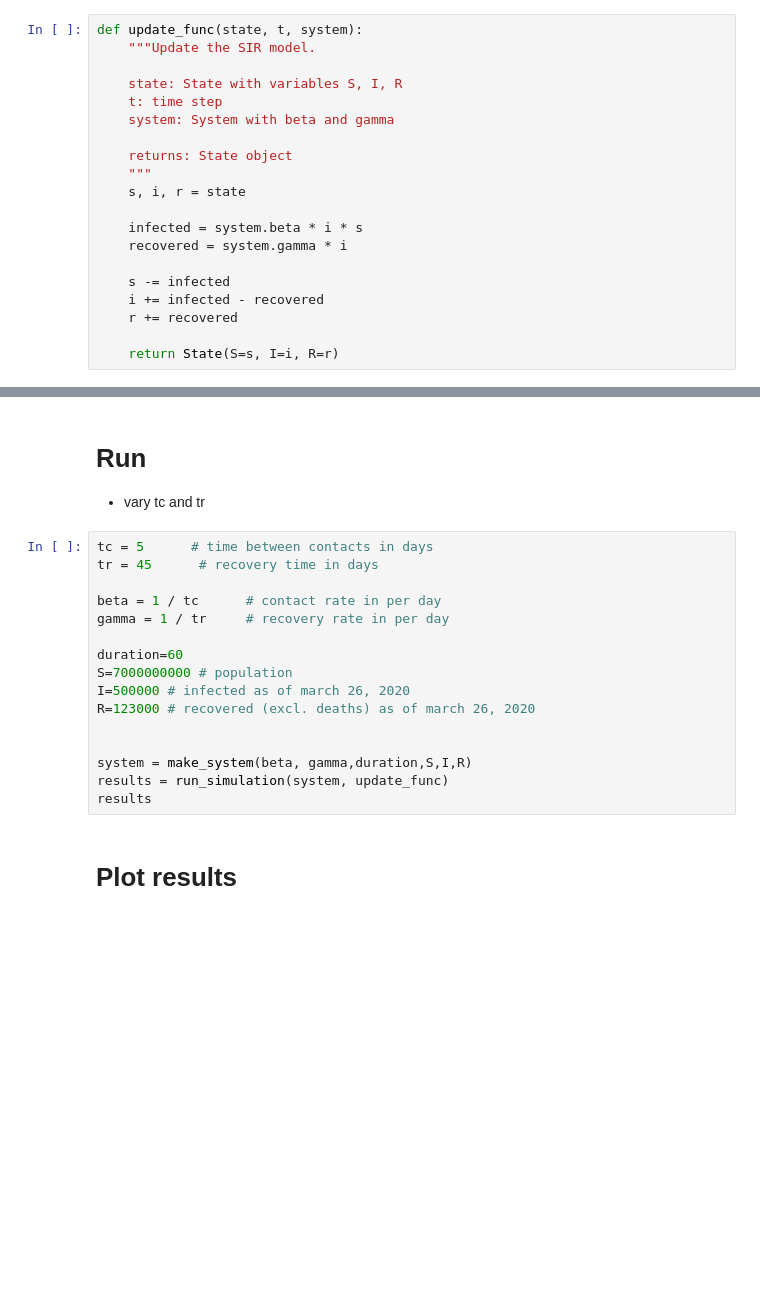
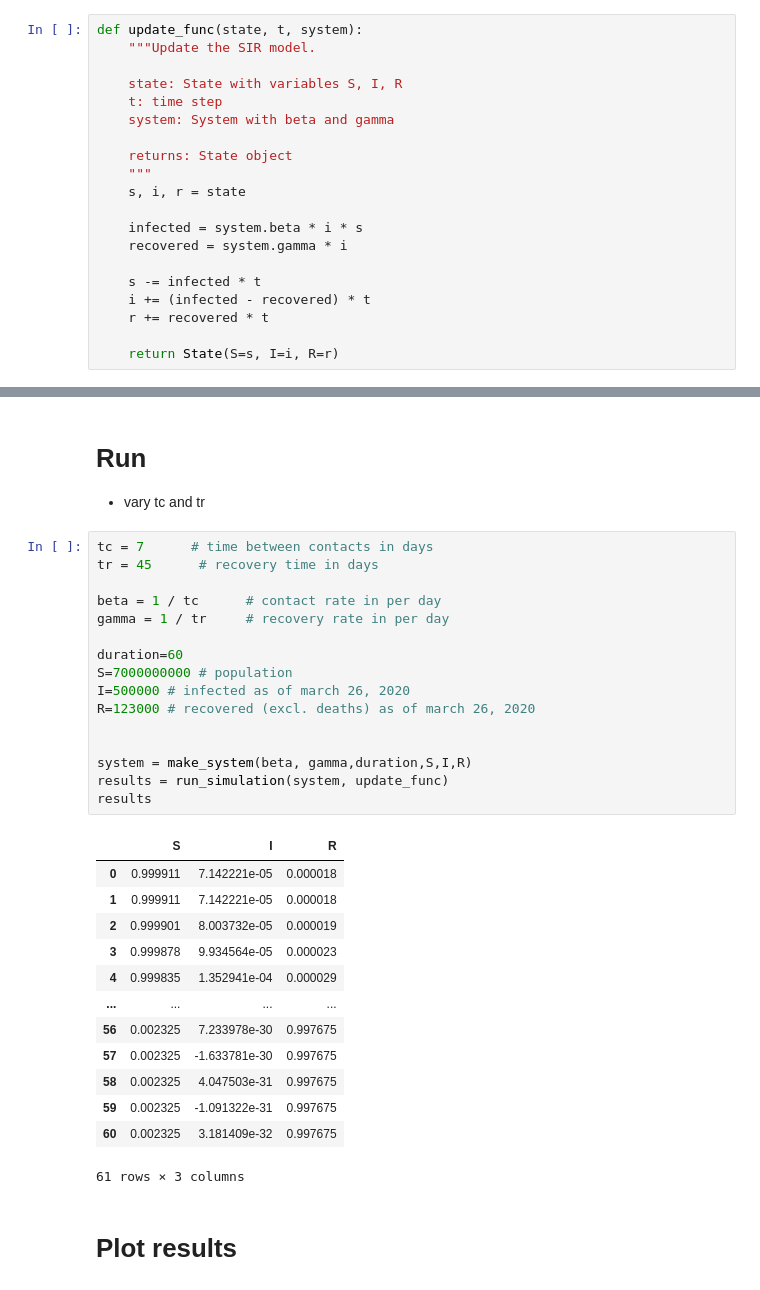
Before and after one commit to Petrichor12/Coronavirus, a Jupyter notebook: Kermack-McKendrick Model.ipynb, the cells around one changed output, grey strips where cells are left out. Saved outputs shown, nothing was run; the diff lists cells and outputs as text; blank space fills up the shorter version.

Commit message:
added time delta in update func

```diff
--- a/Kermack-McKendrick Model.ipynb
+++ b/Kermack-McKendrick Model.ipynb
@@ -44,9 +44,9 @@ def update_func(state, t, system):
     infected = system.beta * i * s
     recovered = system.gamma * i
 
-    s -= infected
-    i += infected - recovered
-    r += recovered
+    s -= infected * t
+    i += (infected - recovered) * t
+    r += recovered * t
 
     return State(S=s, I=i, R=r)
 # %%
@@ -70,21 +70,35 @@ def run_simulation(system, update_func):
 
 - vary tc and tr
 # %%
-tc = 5      # time between contacts in days
+tc = 7      # time between contacts in days
 tr = 45      # recovery time in days
 
 beta = 1 / tc      # contact rate in per day
 gamma = 1 / tr     # recovery rate in per day
 
 duration=60
 S=7000000000 # population
 I=500000 # infected as of march 26, 2020
 R=123000 # recovered (excl. deaths) as of march 26, 2020
 
 
 system = make_system(beta, gamma,duration,S,I,R)
 results = run_simulation(system, update_func)
 results
+# %% [output]
+|  | S | I | R |
+| 0 | 0.999911 | 7.142221e-05 | 0.000018 |
+| 1 | 0.999911 | 7.142221e-05 | 0.000018 |
+| 2 | 0.999901 | 8.003732e-05 | 0.000019 |
+| 3 | 0.999878 | 9.934564e-05 | 0.000023 |
+| 4 | 0.999835 | 1.352941e-04 | 0.000029 |
+| ... | ... | ... | ... |
+| 56 | 0.002325 | 7.233978e-30 | 0.997675 |
+| 57 | 0.002325 | -1.633781e-30 | 0.997675 |
+| 58 | 0.002325 | 4.047503e-31 | 0.997675 |
+| 59 | 0.002325 | -1.091322e-31 | 0.997675 |
+| 60 | 0.002325 | 3.181409e-32 | 0.997675 |
+61 rows × 3 columns
 # %% [markdown]
 # Plot results
 # %%
```
Also changed, not shown: parts of 1 cell of this notebook.
